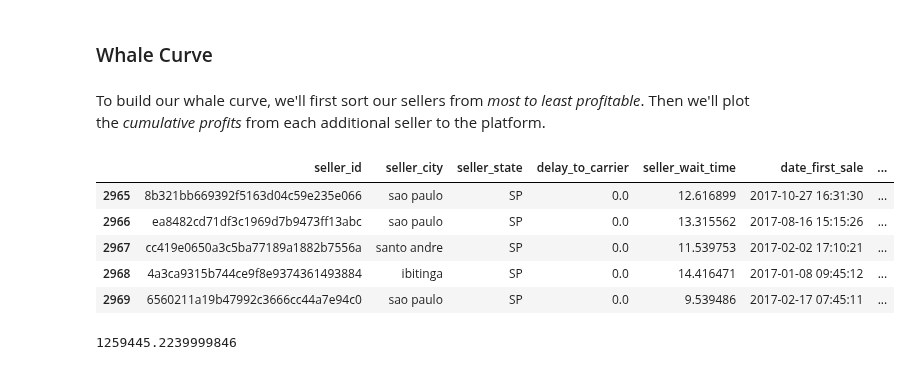
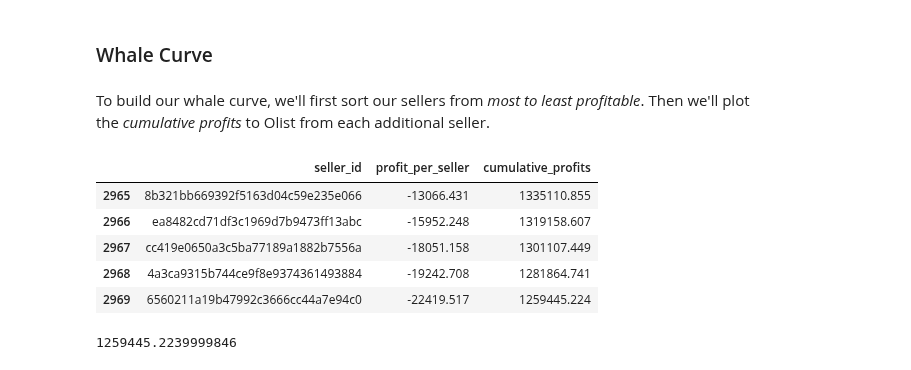
Before and after one commit to phlln/olist-analysis, a Jupyter notebook: notebooks/CEO Recommendations.ipynb, the cells around one changed output. Drawn from its saved outputs; the diff is of its cells as text; code cells hidden in the pictures.

```diff
--- a/notebooks/CEO Recommendations.ipynb
+++ b/notebooks/CEO Recommendations.ipynb
@@ -316,21 +321,21 @@ To get a better picture of how much impact these sellers have on Olist's total p
 # %% [markdown]
 ### Whale Curve
 # %% [markdown]
-To build our whale curve, we'll first sort our sellers from *most to least profitable*. Then we'll plot the *cumulative profits* from each additional seller to the platform.
+To build our whale curve, we'll first sort our sellers from *most to least profitable*. Then we'll plot the *cumulative profits* to Olist from each additional seller.
 # %%
 # Sort sellers by how much profit each contributes to Olist (from most to least)
 sellers.sort_values('profit_per_seller', ignore_index=True, inplace=True, ascending=False)
 
-# Calculate cumulative profits to Olist with each additional seller
+# Calculate cumulative profits to Olist from each additional seller
 sellers['cumulative_profits'] = sellers['profit_per_seller'].cumsum()
-sellers.tail()
+sellers[['seller_id', 'profit_per_seller','cumulative_profits']].tail()
 # %% [output]
-|  | seller_id | seller_city | seller_state | delay_to_carrier | seller_wait_time | date_first_sale | ... |
-| 2965 | 8b321bb669392f5163d04c59e235e066 | sao paulo | SP | 0.0 | 12.616899 | 2017-10-27 16:31:30 | ... |
-| 2966 | ea8482cd71df3c1969d7b9473ff13abc | sao paulo | SP | 0.0 | 13.315562 | 2017-08-16 15:15:26 | ... |
-| 2967 | cc419e0650a3c5ba77189a1882b7556a | santo andre | SP | 0.0 | 11.539753 | 2017-02-02 17:10:21 | ... |
-| 2968 | 4a3ca9315b744ce9f8e9374361493884 | ibitinga | SP | 0.0 | 14.416471 | 2017-01-08 09:45:12 | ... |
-| 2969 | 6560211a19b47992c3666cc44a7e94c0 | sao paulo | SP | 0.0 | 9.539486 | 2017-02-17 07:45:11 | ... |
+|  | seller_id | profit_per_seller | cumulative_profits |
+| 2965 | 8b321bb669392f5163d04c59e235e066 | -13066.431 | 1335110.855 |
+| 2966 | ea8482cd71df3c1969d7b9473ff13abc | -15952.248 | 1319158.607 |
+| 2967 | cc419e0650a3c5ba77189a1882b7556a | -18051.158 | 1301107.449 |
+| 2968 | 4a3ca9315b744ce9f8e9374361493884 | -19242.708 | 1281864.741 |
+| 2969 | 6560211a19b47992c3666cc44a7e94c0 | -22419.517 | 1259445.224 |
 # %%
 # Total cumulative profits for Olist
 total_profits = sellers['cumulative_profits'].iloc[-1]
```
Also changed, not shown: parts of 30 cells of this notebook, 2 other files.
